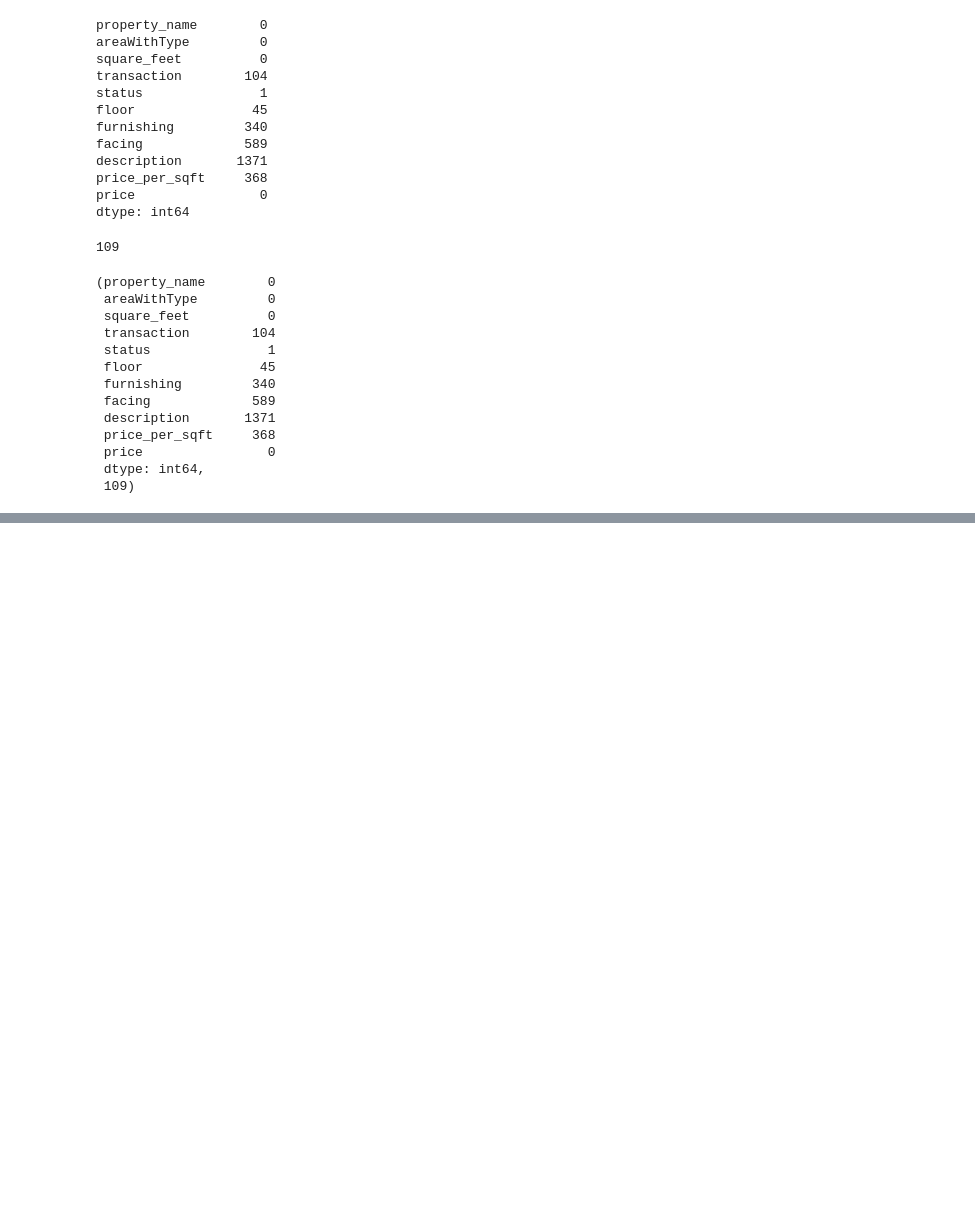
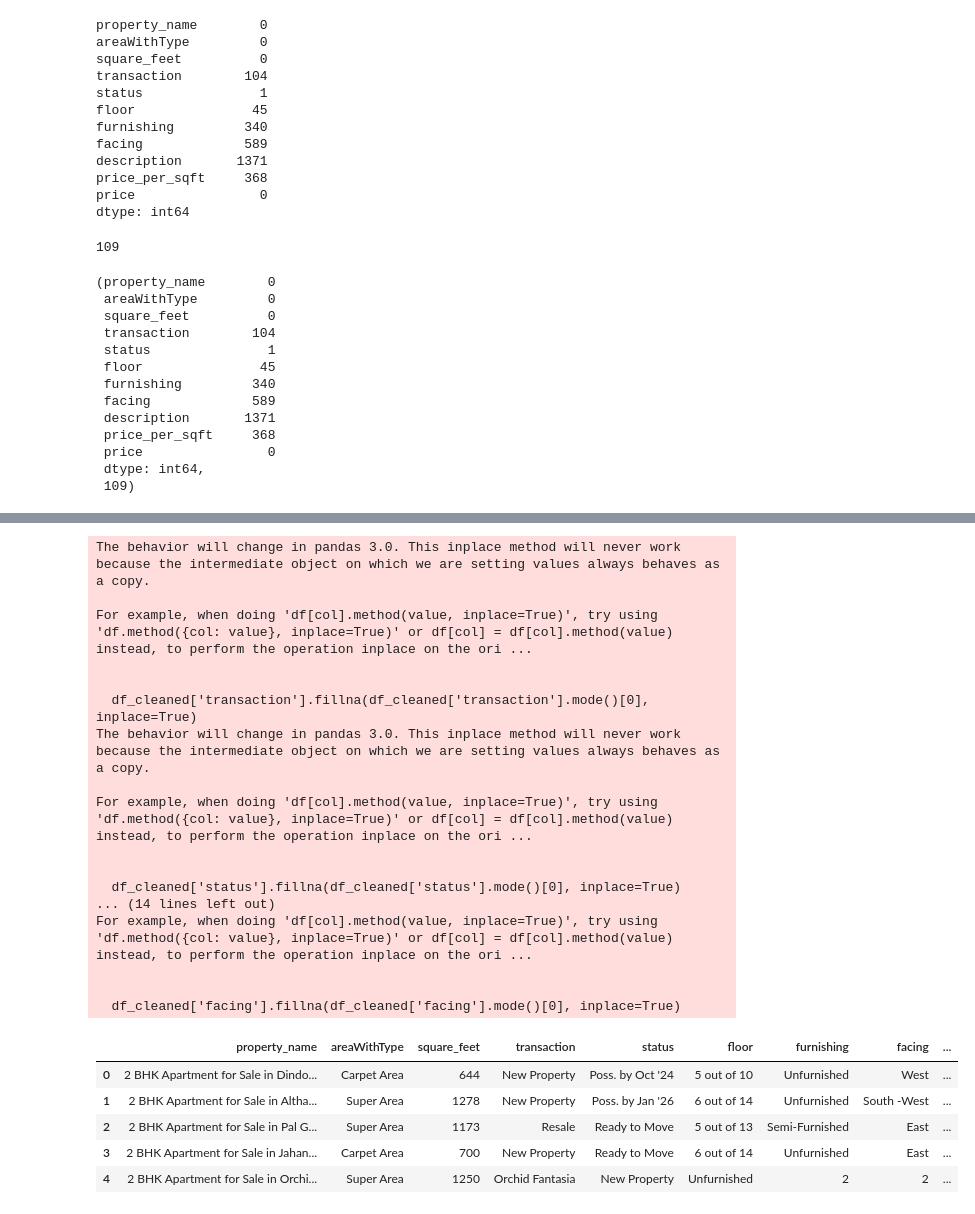
Before and after one commit to tahaalikhan123/unc-to-cle, a Jupyter notebook: flats.ipynb, the cells around one changed output, grey strips where cells are left out. Cells and saved outputs as stored; diff of their text form; code cells hidden in the pictures; blank space fills up the shorter version.

```diff
--- a/flats.ipynb
+++ b/flats.ipynb
@@ -135,0 +182,76 @@ missing_values, duplicates
+# %%
+#We need to clean and convert square_feet and price columns into numeric values for further analysis.
+import re
+
+# Function to extract numeric values from strings
+def extract_numeric(text):
+    numbers = re.findall(r'\d+', text)
+    return int(''.join(numbers))
+
+# Convert 'square_feet' to numeric
+df_cleaned['square_feet'] = df_cleaned['square_feet'].apply(extract_numeric)
+
+# Convert 'price' to numeric, considering 'Lac' as 'Lakh' (100,000)
+def convert_price(price):
+    if 'Lac' in price:
+        return float(re.findall(r'\d+\.\d+|\d+', price)[0]) * 100000
+    return float(''.join(re.findall(r'\d+', price)))
+
+df_cleaned['price'] = df_cleaned['price'].apply(convert_price)
+# %%
+import re
+
+# Drop the 'description' column due to excessive missing data and high variability
+df_cleaned = df.drop(columns=['description'])
+
+# Fill missing values with the most frequent value for categorical columns
+df_cleaned['transaction'].fillna(df_cleaned['transaction'].mode()[0], inplace=True)
+df_cleaned['status'].fillna(df_cleaned['status'].mode()[0], inplace=True)
+df_cleaned['floor'].fillna(df_cleaned['floor'].mode()[0], inplace=True)
+df_cleaned['furnishing'].fillna(df_cleaned['furnishing'].mode()[0], inplace=True)
+df_cleaned['facing'].fillna(df_cleaned['facing'].mode()[0], inplace=True)
+
+# Drop rows with missing values in 'price' or 'price_per_sqft'
+df_cleaned.dropna(subset=['price', 'price_per_sqft'], inplace=True)
+
+# Function to extract numeric values from strings
+def extract_numeric(text):
+    numbers = re.findall(r'\d+', text)
+    return int(''.join(numbers))
+
+# Convert 'square_feet' to numeric
+df_cleaned['square_feet'] = df_cleaned['square_feet'].apply(extract_numeric)
+
+# Convert 'price' to numeric, considering 'Lac' as 'Lakh' (100,000)
+def convert_price(price):
+    if 'Lac' in price:
+        return float(re.findall(r'\d+\.\d+|\d+', price)[0]) * 100000
+    return float(''.join(re.findall(r'\d+', price)))
+
+df_cleaned['price'] = df_cleaned['price'].apply(convert_price)
+
+df_cleaned.head()
+# %% [output]
+The behavior will change in pandas 3.0. This inplace method will never work because the intermediate object on which we are setting values always behaves as a copy.
+
+For example, when doing 'df[col].method(value, inplace=True)', try using 'df.method({col: value}, inplace=True)' or df[col] = df[col].method(value) instead, to perform the operation inplace on the ori ...
+
+
+  df_cleaned['transaction'].fillna(df_cleaned['transaction'].mode()[0], inplace=True)
+The behavior will change in pandas 3.0. This inplace method will never work because the intermediate object on which we are setting values always behaves as a copy.
+
+For example, when doing 'df[col].method(value, inplace=True)', try using 'df.method({col: value}, inplace=True)' or df[col] = df[col].method(value) instead, to perform the operation inplace on the ori ...
+
+
+  df_cleaned['status'].fillna(df_cleaned['status'].mode()[0], inplace=True)
+... (14 lines left out)
+For example, when doing 'df[col].method(value, inplace=True)', try using 'df.method({col: value}, inplace=True)' or df[col] = df[col].method(value) instead, to perform the operation inplace on the ori ...
+
+
+  df_cleaned['facing'].fillna(df_cleaned['facing'].mode()[0], inplace=True)
+|  | property_name | areaWithType | square_feet | transaction | status | floor | furnishing | facing | ... |
+| 0 | 2 BHK Apartment for Sale in Dindo... | Carpet Area | 644 | New Property | Poss. by Oct '24 | 5 out of 10 | Unfurnished | West | ... |
+| 1 | 2 BHK Apartment for Sale in Altha... | Super Area | 1278 | New Property | Poss. by Jan '26 | 6 out of 14 | Unfurnished | South -West | ... |
+| 2 | 2 BHK Apartment for Sale in Pal G... | Super Area | 1173 | Resale | Ready to Move | 5 out of 13 | Semi-Furnished | East | ... |
+| 3 | 2 BHK Apartment for Sale in Jahan... | Carpet Area | 700 | New Property | Ready to Move | 6 out of 14 | Unfurnished | East | ... |
+| 4 | 2 BHK Apartment for Sale in Orchi... | Super Area | 1250 | Orchid Fantasia | New Property | Unfurnished | 2 | 2 | ... |
```
Also changed, not shown: parts of 2 cells of this notebook.
